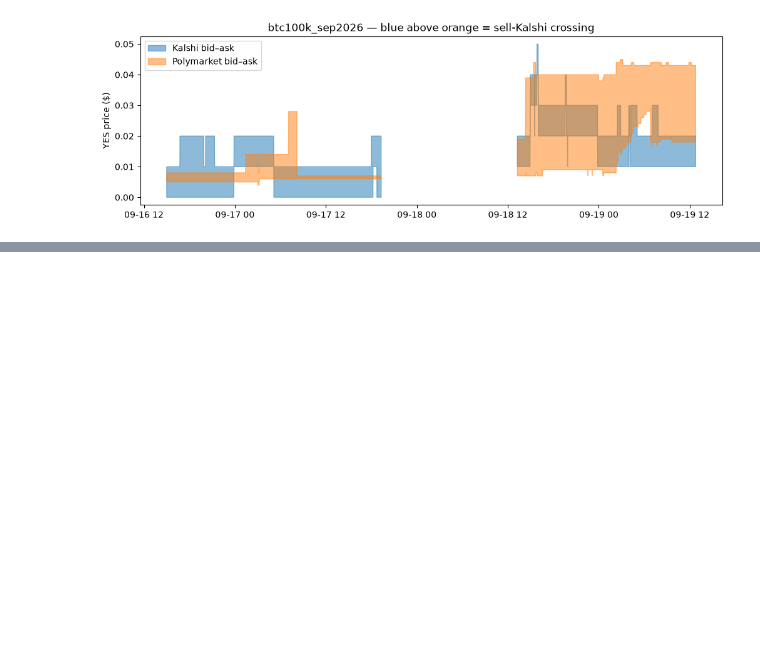
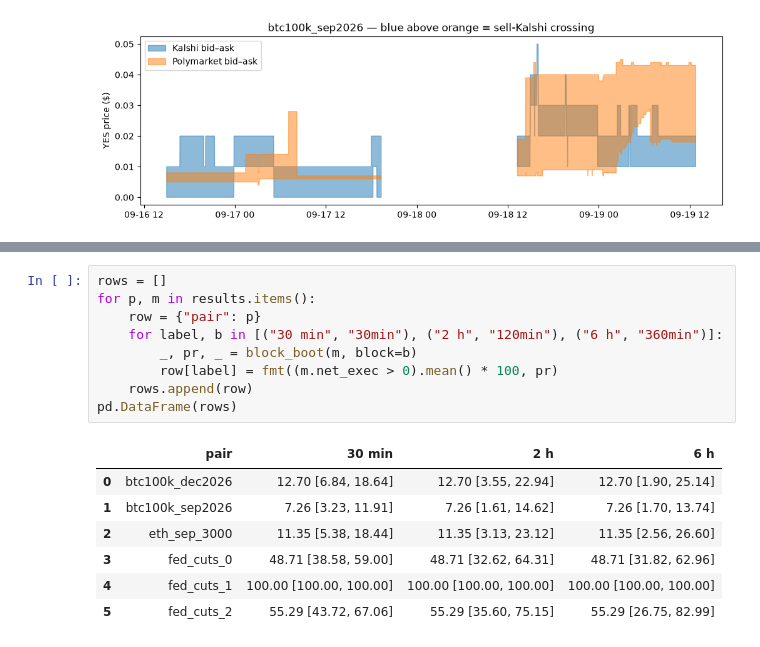
Before and after one commit to MobinHariri/kalshi-polymarket-microstructure, a Jupyter notebook: 02_analysis.ipynb, the cells around one changed output, grey strips where cells are left out. Saved outputs shown, nothing was run; the diff lists cells and outputs as text; blank space fills up the shorter version.

```diff
--- a/02_analysis.ipynb
+++ b/02_analysis.ipynb
@@ -323,0 +365,17 @@ pd.DataFrame(rows)
+# %%
+rows = []
+for p, m in results.items():
+    row = {"pair": p}
+    for label, b in [("30 min", "30min"), ("2 h", "120min"), ("6 h", "360min")]:
+        _, pr, _ = block_boot(m, block=b)
+        row[label] = fmt((m.net_exec > 0).mean() * 100, pr)
+    rows.append(row)
+pd.DataFrame(rows)
+# %% [output]
+|  | pair | 30 min | 2 h | 6 h |
+| 0 | btc100k_dec2026 | 12.70 [6.84, 18.64] | 12.70 [3.55, 22.94] | 12.70 [1.90, 25.14] |
+| 1 | btc100k_sep2026 | 7.26 [3.23, 11.91] | 7.26 [1.61, 14.62] | 7.26 [1.70, 13.74] |
+| 2 | eth_sep_3000 | 11.35 [5.38, 18.44] | 11.35 [3.13, 23.12] | 11.35 [2.56, 26.60] |
+| 3 | fed_cuts_0 | 48.71 [38.58, 59.00] | 48.71 [32.62, 64.31] | 48.71 [31.82, 62.96] |
+| 4 | fed_cuts_1 | 100.00 [100.00, 100.00] | 100.00 [100.00, 100.00] | 100.00 [100.00, 100.00] |
+| 5 | fed_cuts_2 | 55.29 [43.72, 67.06] | 55.29 [35.60, 75.15] | 55.29 [26.75, 82.99] |
```
Also changed, not shown: parts of 2 cells of this notebook.
